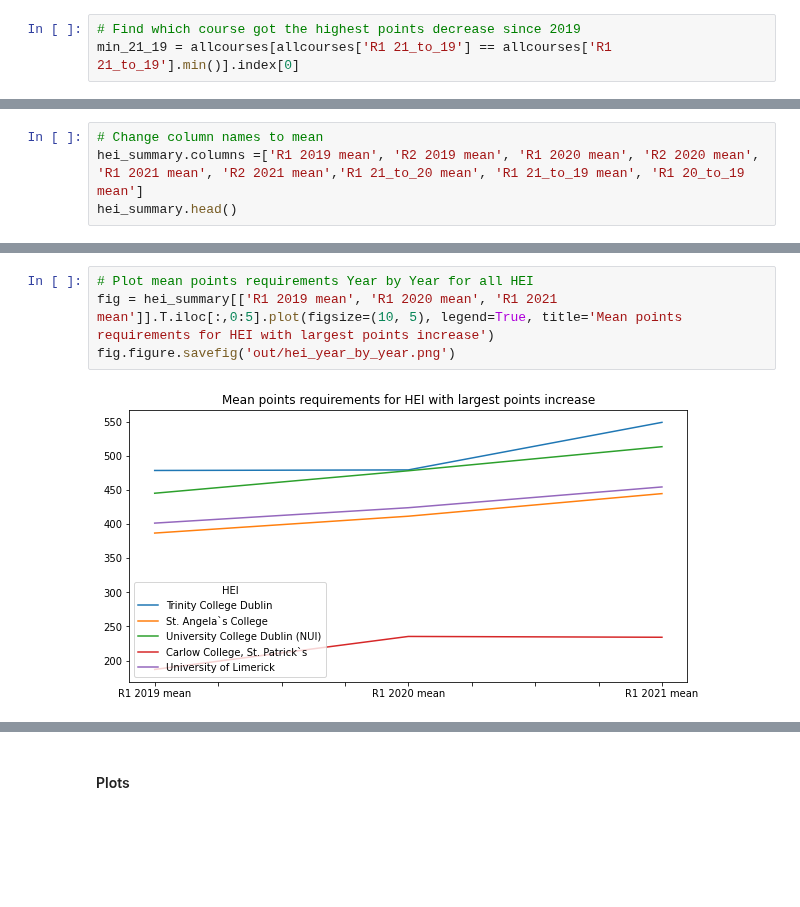
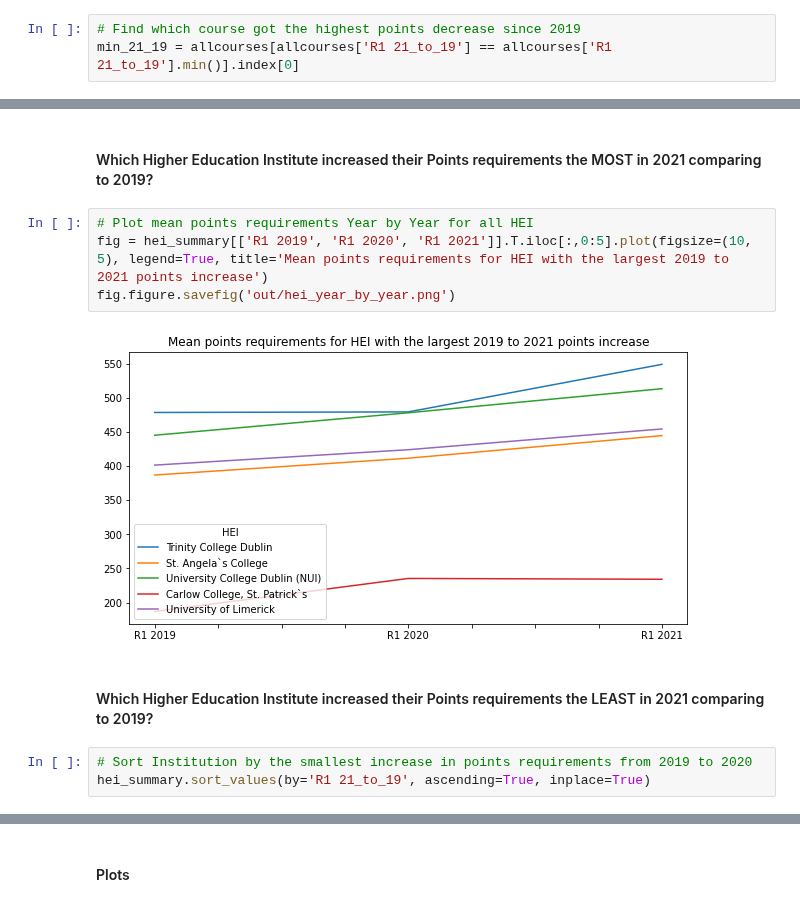
Before and after one commit to przemekbil/FoDA_2021, a Jupyter notebook: cao.ipynb, the cells around one changed output, grey strips where cells are left out. Saved outputs shown, nothing was run; the diff lists cells and outputs as text; blank space fills up the shorter version.

```diff
--- a/cao.ipynb
+++ b/cao.ipynb
@@ -1471,7 +1473,3 @@ hei_summary.head()
 | University College Dublin (NUI) | 445.410256 | 475.589744 | 478.358974 | 485.136364 | 513.666667 | 522.636364 | 34.600000 | 56.200000 | 23.789474 |
 | Carlow College, St. Patrick`s | 187.000000 | 289.400000 | 235.400000 | 190.400000 | 234.200000 | 180.400000 | -1.200000 | 55.750000 | 53.000000 |
 | University of Limerick | 401.595238 | 450.952381 | 424.181818 | NaN | 454.638298 | 468.000000 | 31.409091 | 52.571429 | 20.904762 |
-# %%
-# Change column names to mean
-hei_summary.columns =['R1 2019 mean', 'R2 2019 mean', 'R1 2020 mean', 'R2 2020 mean', 'R1 2021 mean', 'R2 2021 mean','R1 21_to_20 mean', 'R1 21_to_19 mean', 'R1 20_to_19 mean']
-hei_summary.head()
@@ -1486,6 +1476,13 @@ hei_summary.head()
+# %% [markdown]
+#### Which Higher Education Institute increased their Points requirements the MOST in 2021 comparing to 2019?
 # %%
 # Plot mean points requirements Year by Year for all HEI
-fig = hei_summary[['R1 2019 mean', 'R1 2020 mean', 'R1 2021 mean']].T.iloc[:,0:5].plot(figsize=(10, 5), legend=True, title='Mean points requirements for HEI with largest points increase')
+fig = hei_summary[['R1 2019', 'R1 2020', 'R1 2021']].T.iloc[:,0:5].plot(figsize=(10, 5), legend=True, title='Mean points requirements for HEI with the largest 2019 to 2021 points increase')
 fig.figure.savefig('out/hei_year_by_year.png')
 # %% [output]
-[figure, old version]
+[figure, new version]
+# %% [markdown]
+#### Which Higher Education Institute increased their Points requirements the LEAST in 2021 comparing to 2019?
+# %%
+# Sort Institution by the smallest increase in points requirements from 2019 to 2020
+hei_summary.sort_values(by='R1 21_to_19', ascending=True, inplace=True)
```
Also changed, not shown: parts of 19 cells of this notebook, 4 other files.
